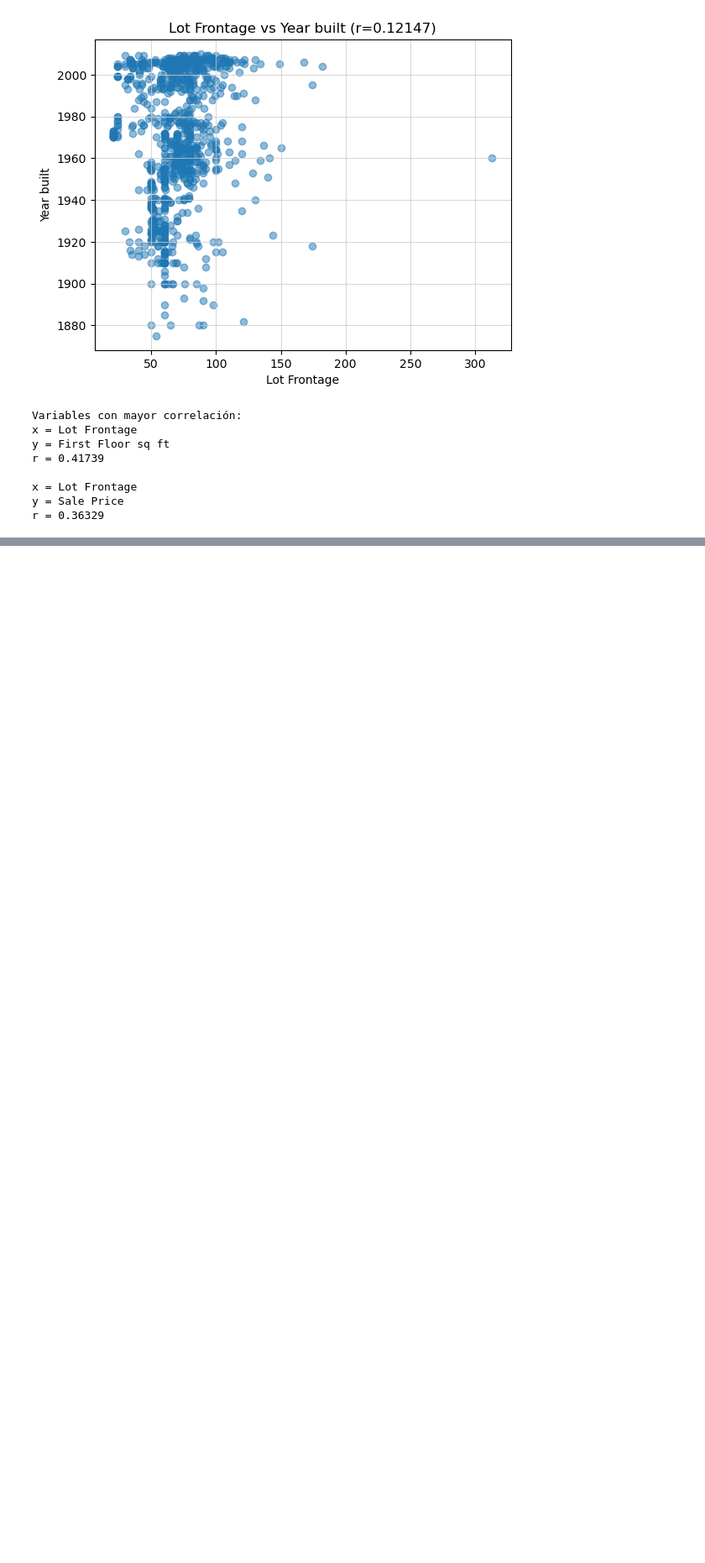
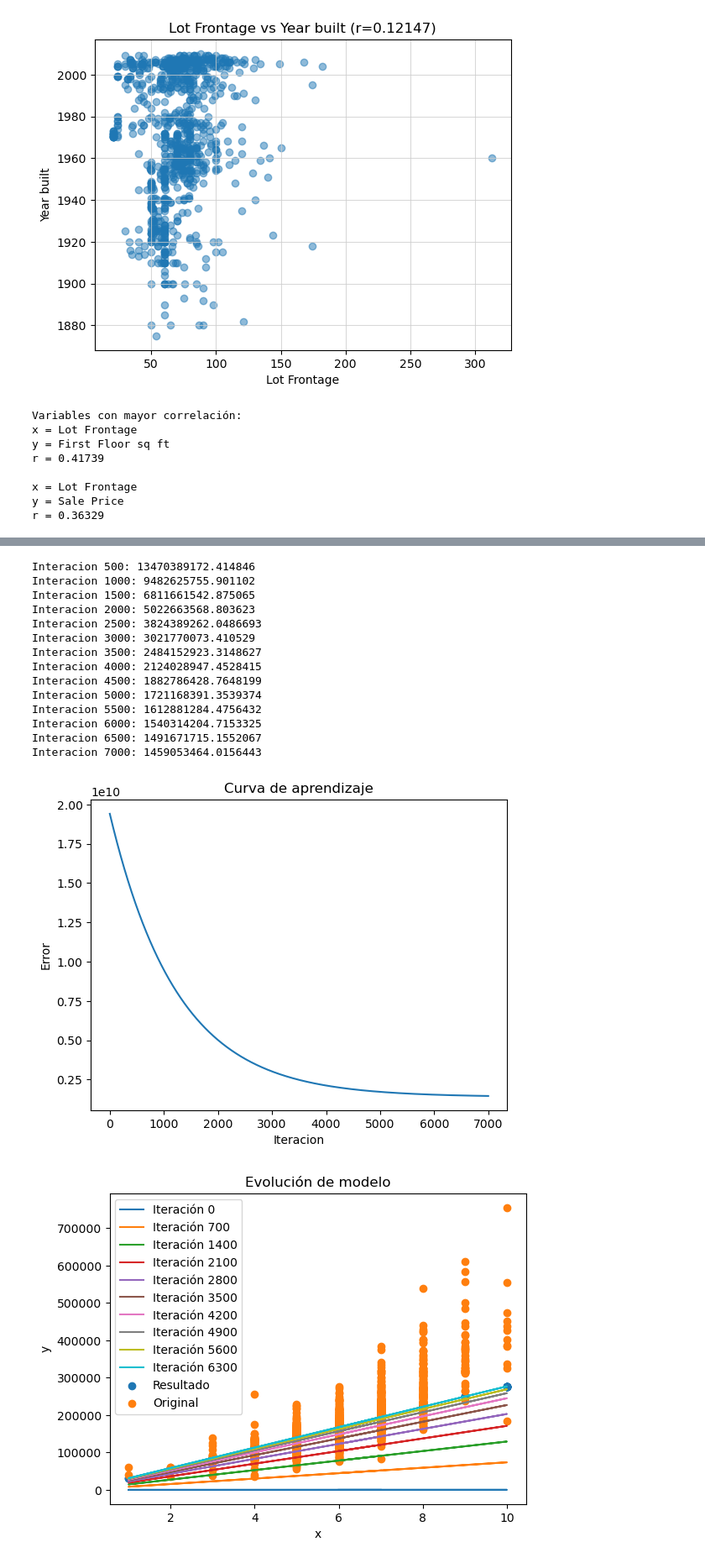
Before and after one commit to SirJose/Proyecto1, a Jupyter notebook: Proyecto1.ipynb, the cells around one changed output, grey strips where cells are left out. Shown at 84% size. Cells and saved outputs as stored; diff of their text form; code cells hidden in the pictures; blank space fills up the shorter version.

```diff
--- a/Proyecto1.ipynb
+++ b/Proyecto1.ipynb
@@ -467,0 +542,26 @@ Aqui va plot de modelo
+# %%
+epochs = 7000
+print_error_cada = 500
+alpha = 0.00001
+
+modelo1 = ModeloRegresionLineal()
+parametros, errores = modelo1.entrenarModelo(overallquality,saleprice,epochs,print_error_cada,alpha)
+modelo1.plotCurvaAprendizaje()
+modelo1.plotModelo(700)
+# %% [output]
+Interacion 500: 13470389172.414846
+Interacion 1000: 9482625755.901102
+Interacion 1500: 6811661542.875065
+Interacion 2000: 5022663568.803623
+Interacion 2500: 3824389262.0486693
+Interacion 3000: 3021770073.410529
+Interacion 3500: 2484152923.3148627
+Interacion 4000: 2124028947.4528415
+Interacion 4500: 1882786428.7648199
+Interacion 5000: 1721168391.3539374
+Interacion 5500: 1612881284.4756432
+Interacion 6000: 1540314204.7153325
+Interacion 6500: 1491671715.1552067
+Interacion 7000: 1459053464.0156443
+[figure, added]
+[figure, added]
```
Also changed, not shown: parts of 22 cells of this notebook.
